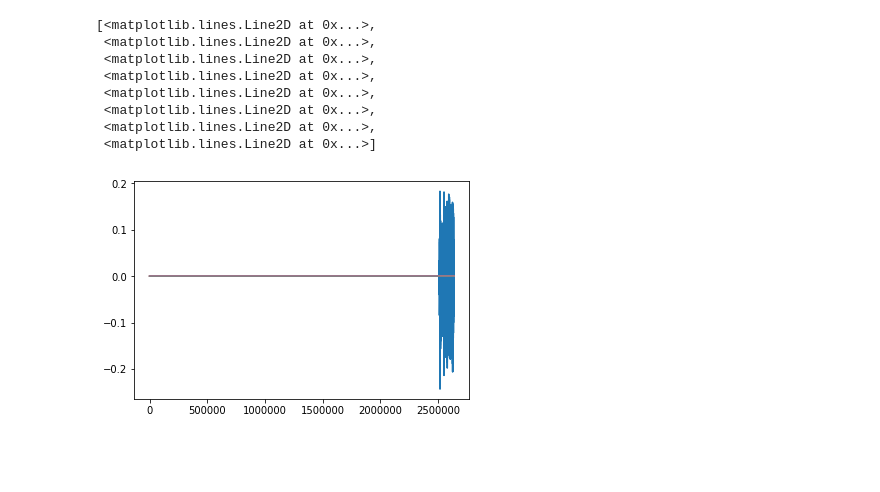
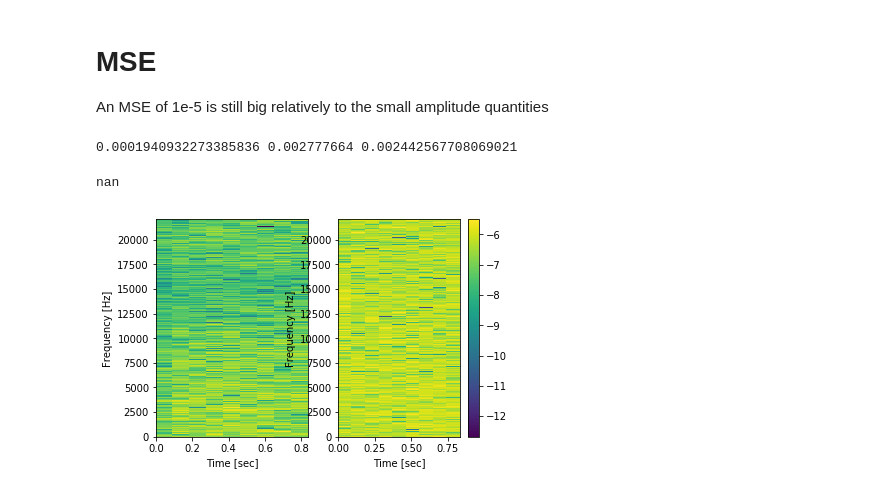
Before and after one commit to plguhur/DeepConvSep, a Jupyter notebook: dnn_phase/Evaluation.ipynb, the cells around one changed output. Saved outputs shown, nothing was run; the diff lists cells and outputs as text; code cells hidden in the pictures; blank space fills up the shorter version.

```diff
--- a/dnn_phase/Evaluation.ipynb
+++ b/dnn_phase/Evaluation.ipynb
@@ -14,10 +14,10 @@ from utils import *
 from glob import glob
 from keras.models import load_model
 from tqdm import tqdm
-
+import itertools
 
 sample_rate = 44100
-nfft = 2048
+nfft = 4096
 freq_bins = nfft//2+1
 time_context = 11
 num_epochs = 10
@@ -105,12 +104,45 @@ results/sep/valid/059 - Black Bloc - If You Want Success/orig/other.wav
-# %%
-plt.plot(original[:,])
-# %% [output]
-[<matplotlib.lines.Line2D at 0x...>,
- <matplotlib.lines.Line2D at 0x...>,
- <matplotlib.lines.Line2D at 0x...>,
- <matplotlib.lines.Line2D at 0x...>,
- <matplotlib.lines.Line2D at 0x...>,
- <matplotlib.lines.Line2D at 0x...>,
- <matplotlib.lines.Line2D at 0x...>,
- <matplotlib.lines.Line2D at 0x...>]
-[figure, removed]
+# %% [markdown]
+# MSE
+An MSE of 1e-5 is still big relatively to the small amplitude quantities
+# %%
+def mse(A, B):
+    return ((A - B)**2).mean()
+
+i = 0
+time_context = 11
+model = models[0]
+mag_in = load_tensor(str(features / song) + "_" + str(i) + "_in_m_.data", window=(0,time_context,0))
+phs_in = load_tensor(str(features / song) + "_" + str(i) + "_in_p_.data", window=(0,time_context,0,0))
+ph_in, df_ph_in, dt_ph_in = phs_in[...,0], phs_in[...,1], phs_in[...,2]
+mag_pred = model.predict([mag_in, df_ph_in, dt_ph_in])
+mag_out = load_tensor(str(features / song) + "_" + str(i) + "_out_m_.data", window=(0,time_context,0))
+print(mse(mag_pred[:,0,:], mag_out[:, 0,0,:]), mag_pred.mean(), mag_out.mean())
+# %% [output]
+0.0001940932273385836 0.002777664 0.002442567708069021
+# %%
+print(mse(np.log(1e-4+mag_pred[:,0,:]), np.log(1e-4+mag_out[:, 0,0,:])))
+# %% [output]
+nan
+# %%
+def plot_spectogram(mags, sample_rate=44100, nfft=4096):
+    if not isinstance(mags, list):
+        mags = [mags]
+
+    n_mags = len(mags)
+    for i, mag in enumerate(mags):
+        f = np.arange(mag.shape[1])*sample_rate/nfft
+        t = np.arange(mag.shape[0], dtype=float)/sample_rate*nfft
+        logmag = np.log(1e-8 + np.abs(mag))
+
+        n = int(1*sample_rate/nfft)
+        plt.subplot(1, n_mags, i+1)
+        plt.pcolormesh(t[:n,], f[:,], logmag[:n,:].T)
+
+        plt.ylabel('Frequency [Hz]')
+        plt.xlabel('Time [sec]')
+
+    plt.colorbar()
+
+plot_spectogram( [mag_out[:, 0,0,:], mag_pred[:,0,:]])
+# %% [output]
+[figure, added]
```
Also changed, not shown: parts of 3 cells of this notebook, 6 other files.
